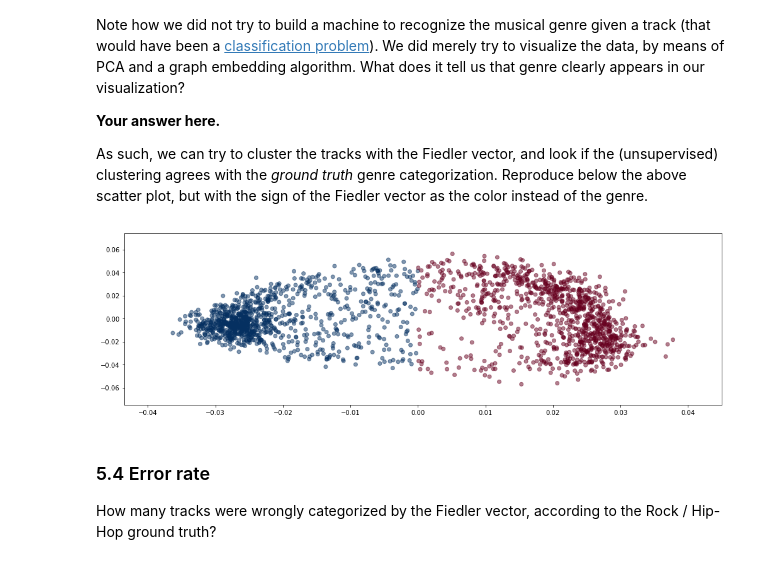
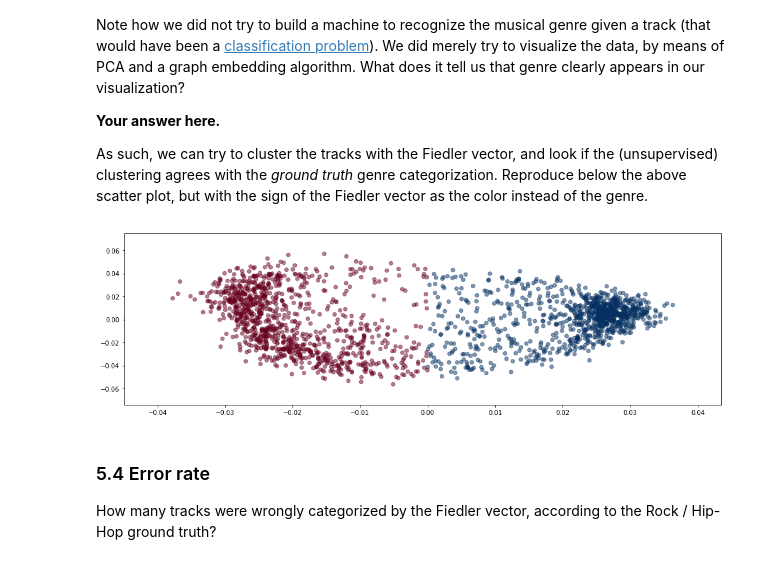
Before and after one commit to gregunz/NTDS2017, a Jupyter notebook: HW03/03_spectral_graph_theory.ipynb, the cells around one changed output. Saved outputs shown, nothing was run; the diff lists cells and outputs as text; code cells hidden in the pictures.

```diff
--- a/HW03/03_spectral_graph_theory.ipynb
+++ b/HW03/03_spectral_graph_theory.ipynb
@@ -218,7 +218,7 @@ N_MFCC = 20
 def compute_mfcc(track_id):
     path = get_path(track_id)
     audio, sampling_rate = librosa.load(path, sr=None, mono=True)
-    return librosa.feature.mfcc(audio, sampling_rate)
+    return librosa.feature.mfcc(audio, sampling_rate, n_mfcc=N_MFCC)
 
 
 mfcc = compute_mfcc(tracks.index[0])
@@ -567,11 +567,11 @@ Note how we did not try to build a machine to recognize the musical genre given
 
 As such, we can try to cluster the tracks with the Fiedler vector, and look if the (unsupervised) clustering agrees with the *ground truth* genre categorization. Reproduce below the above scatter plot, but with the sign of the Fiedler vector as the color instead of the genre.
 # %%
-labels = eigenvectors[:, 1] < 0
+labels = eigenvectors[:, 1] > 0
 
 plt.scatter(x, y, c=labels, cmap='RdBu', alpha=0.5);
 # %% [output]
-[figure, old version]
+[figure, new version]
 # %% [markdown]
 ### 5.4 Error rate
 
```
Also changed, not shown: parts of 5 cells of this notebook.
